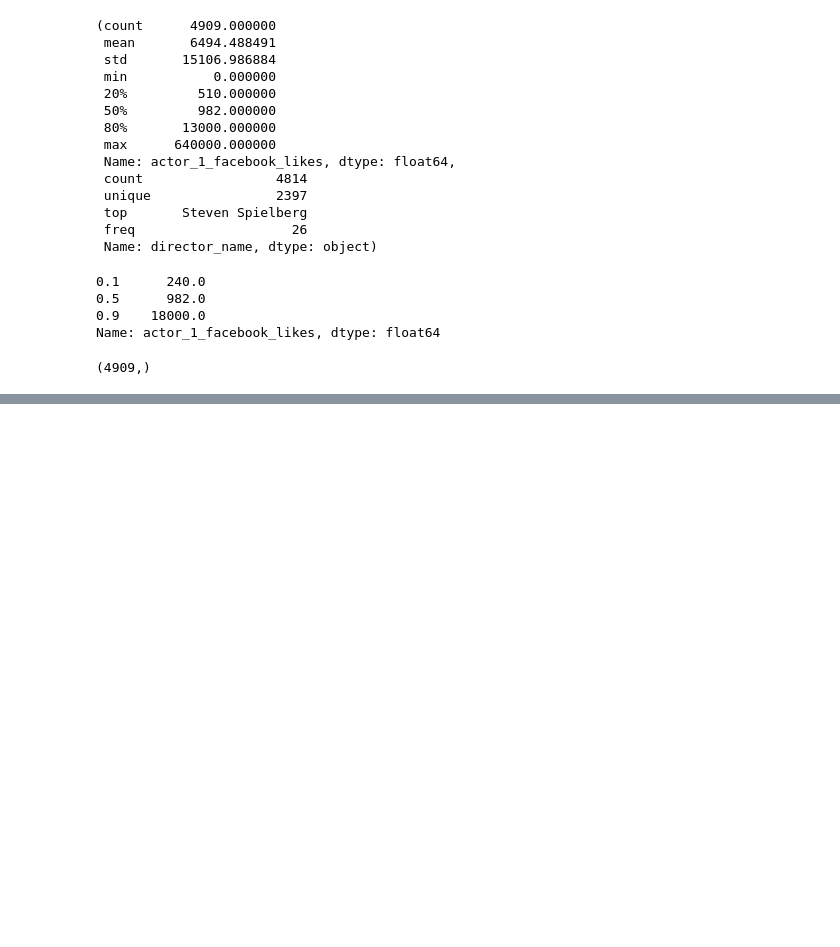
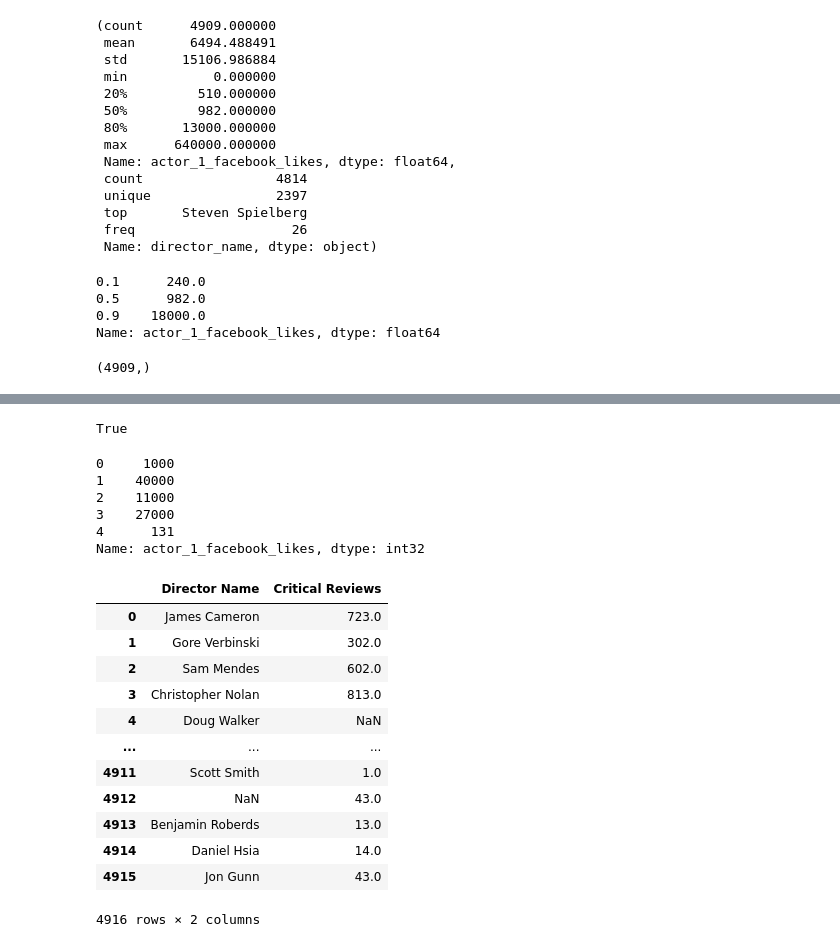
Before and after one commit to minstrel1149/pandas_practice-cookbook1, a Jupyter notebook: Pd_cookbook_1_chapter1.ipynb, the cells around one changed output, grey strips where cells are left out. Saved outputs shown, nothing was run; the diff lists cells and outputs as text; code cells hidden in the pictures; blank space fills up the shorter version.

```diff
--- a/Pd_cookbook_1_chapter1.ipynb
+++ b/Pd_cookbook_1_chapter1.ipynb
@@ -172,0 +202,39 @@ fb_likes_dropped.shape
+# %%
+# 결측치 개수 확인
+fb_likes.isna().sum() == fb_likes.size - fb_likes.count()
+# %% [output]
+True
+# %%
+# 결측치가 있는 숫자면 데이터 형식이 float -> 결측치를 대체하면 astype() 메서드 활용해 정수로 변환 가능
+(fb_likes
+.fillna(0)
+.astype(int)
+.head()
+)
+# %% [output]
+0     1000
+1    40000
+2    11000
+3    27000
+4      131
+Name: actor_1_facebook_likes, dtype: int32
+# %%
+col_map = {'director_name':'Director Name',
+             'num_critic_for_reviews': 'Critical Reviews'}
+# rename() 메서드를 사용하여 열 이름 변경
+movies.rename(columns=col_map)[col_map.values()]
+# movies.rename(col_map, axis=1)[col_map.values()] 형식 가능
+# %% [output]
+|  | Director Name | Critical Reviews |
+| 0 | James Cameron | 723.0 |
+| 1 | Gore Verbinski | 302.0 |
+| 2 | Sam Mendes | 602.0 |
+| 3 | Christopher Nolan | 813.0 |
+| 4 | Doug Walker | NaN |
+| ... | ... | ... |
+| 4911 | Scott Smith | 1.0 |
+| 4912 | NaN | 43.0 |
+| 4913 | Benjamin Roberds | 13.0 |
+| 4914 | Daniel Hsia | 14.0 |
+| 4915 | Jon Gunn | 43.0 |
+4916 rows × 2 columns
```
Also changed, not shown: parts of 10 cells of this notebook, 2 other files.
